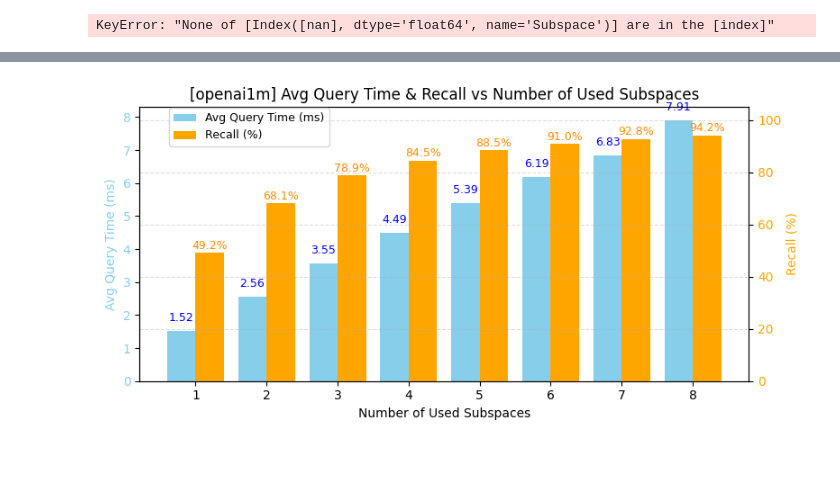
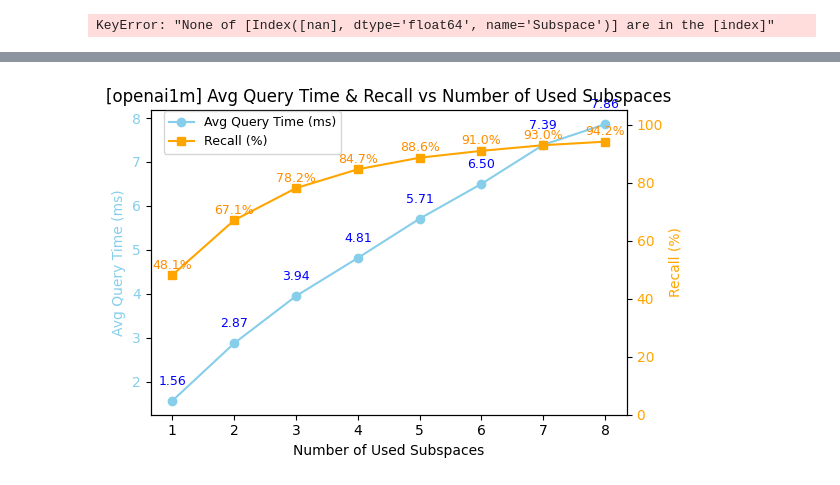
Before and after one commit to yeojin5/SuCo, a Jupyter notebook: figure/openai1m_plot.ipynb, the cells around one changed output, grey strips where cells are left out. Saved outputs shown, nothing was run; the diff lists cells and outputs as text; code cells hidden in the pictures; blank space fills up the shorter version.

Commit message:
simple ver

```diff
--- a/figure/openai1m_plot.ipynb
+++ b/figure/openai1m_plot.ipynb
@@ -317,7 +420,7 @@ import matplotlib.pyplot as plt
 
 # 디렉토리 및 파일 패턴
 dir_path = '../result/openai1m/'
-base_name = 'openai1m_8_0.05_0.005_K50_'
+base_name = 'openai1m_8_0.05_0.005_K50_simple_'
 query_times = []
 recalls = []
 subspace_counts = []
@@ -331,54 +434,50 @@ for i in range(1, 9):
     # average query time 파싱
     query_time_match = re.search(r'The average query time is ([\d.]+)ms', text)
     recall_match = re.search(r'When k = \d+, \(recall, ratio\) = \(([\d.]+),', text)
 
     if query_time_match and recall_match:
         avg_time = float(query_time_match.group(1))
         recall_percent = float(recall_match.group(1)) * 100
 
         query_times.append(avg_time)
         recalls.append(recall_percent)
         subspace_counts.append(i)
     else:
         print(f"[!] Parsing failed for {file_path}")
 
-# -----------------------
-# Plotting
-# -----------------------
-fig, ax1 = plt.subplots(figsize=(8, 4))
-bar_width = 0.4
-indices = range(len(subspace_counts))
 
-# ax1: Query Time (왼쪽 Y축)
-ax1.bar([i - bar_width / 2 for i in indices], query_times, width=bar_width,
-        color='skyblue', label='Avg Query Time (ms)')
+# --------------------
+# 꺾은선 그래프 그리기
+# --------------------
+fig, ax1 = plt.subplots(figsize=(6, 4))
+
+# 왼쪽 Y축: Query Time
+ax1.plot(subspace_counts, query_times, marker='o', color='skyblue', label='Avg Query Time (ms)')
 ax1.set_ylabel('Avg Query Time (ms)', color='skyblue')
 ax1.tick_params(axis='y', labelcolor='skyblue')
 ax1.set_xlabel('Number of Used Subspaces')
-ax1.set_xticks(indices)
-ax1.set_xticklabels(subspace_counts)
+ax1.set_xticks(subspace_counts)
 
-# ax2: Recall (오른쪽 Y축)
+# 오른쪽 Y축: Recall (%)
 ax2 = ax1.twinx()
-ax2.bar([i + bar_width / 2 for i in indices], recalls, width=bar_width,
-        color='orange', label='Recall (%)')
+ax2.plot(subspace_counts, recalls, marker='s', color='orange', label='Recall (%)')
 ax2.set_ylabel('Recall (%)', color='orange')
 ax2.tick_params(axis='y', labelcolor='orange')
 ax2.set_ylim(0, 105)
 
-# Label 표시
-for i, (qt, rc) in enumerate(zip(query_times, recalls)):
-    ax1.text(i - bar_width / 2, qt + 0.3, f'{qt:.2f}', ha='center', fontsize=9, color='blue')
-    ax2.text(i + bar_width / 2, rc + 1.5, f'{rc:.1f}%', ha='center', fontsize=9, color='darkorange')
+# # 값 라벨 추가
+for x, qt, rc in zip(subspace_counts, query_times, recalls):
+    ax1.text(x, qt + 0.3, f'{qt:.2f}', ha='center', va='bottom', fontsize=9, color='blue')
+    ax2.text(x, rc + 1.2, f'{rc:.1f}%', ha='center', va='bottom', fontsize=9, color='darkorange')
 
-# 범례
-handles1, labels1 = ax1.get_legend_handles_labels()
-handles2, labels2 = ax2.get_legend_handles_labels()
-fig.legend(handles1 + handles2, labels1 + labels2, loc="upper left", bbox_to_anchor=(0.1, 0.92), fontsize=9)
+# 범례 합치기
+lines1, labels1 = ax1.get_legend_handles_labels()
+lines2, labels2 = ax2.get_legend_handles_labels()
+fig.legend(lines1 + lines2, labels1 + labels2, loc='upper left', bbox_to_anchor=(0.1, 0.92), fontsize=9)
 
 plt.title('[openai1m] Avg Query Time & Recall vs Number of Used Subspaces')
-plt.grid(axis='y', linestyle='--', alpha=0.4)
+plt.grid(axis='x', linestyle='--', alpha=0.4)
 plt.tight_layout()
 plt.show()
 # %% [output]
-[figure, old version]
+[figure, new version]
```
Also changed, not shown: parts of 3 cells of this notebook, 8 other files.
